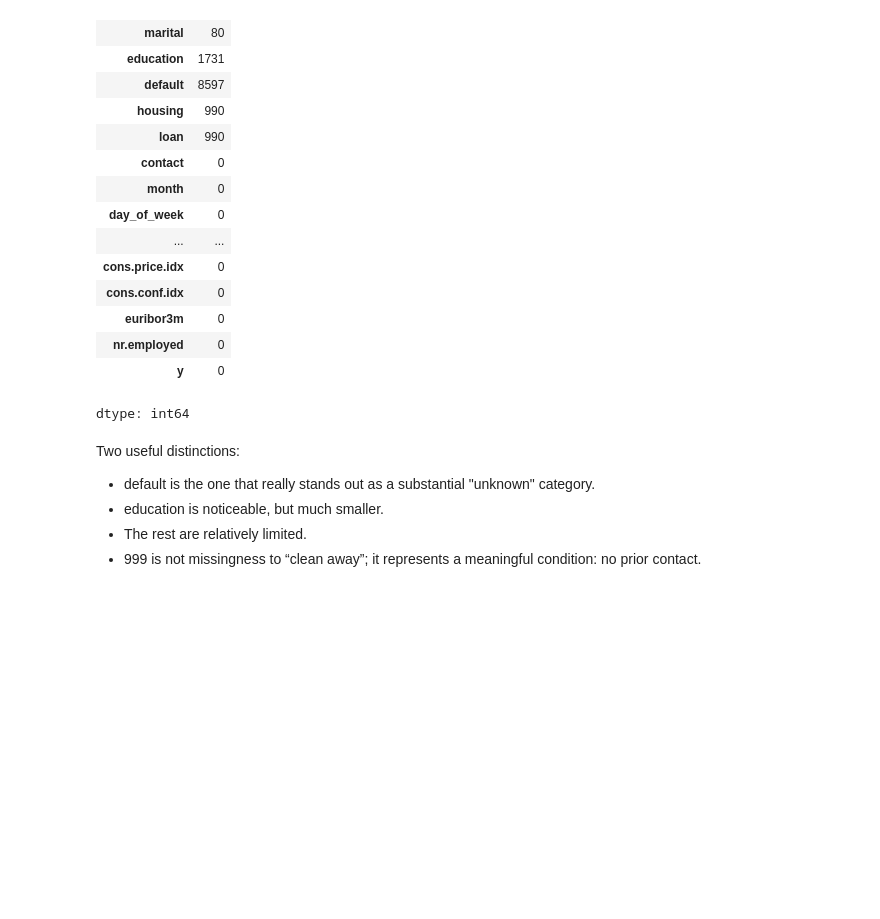
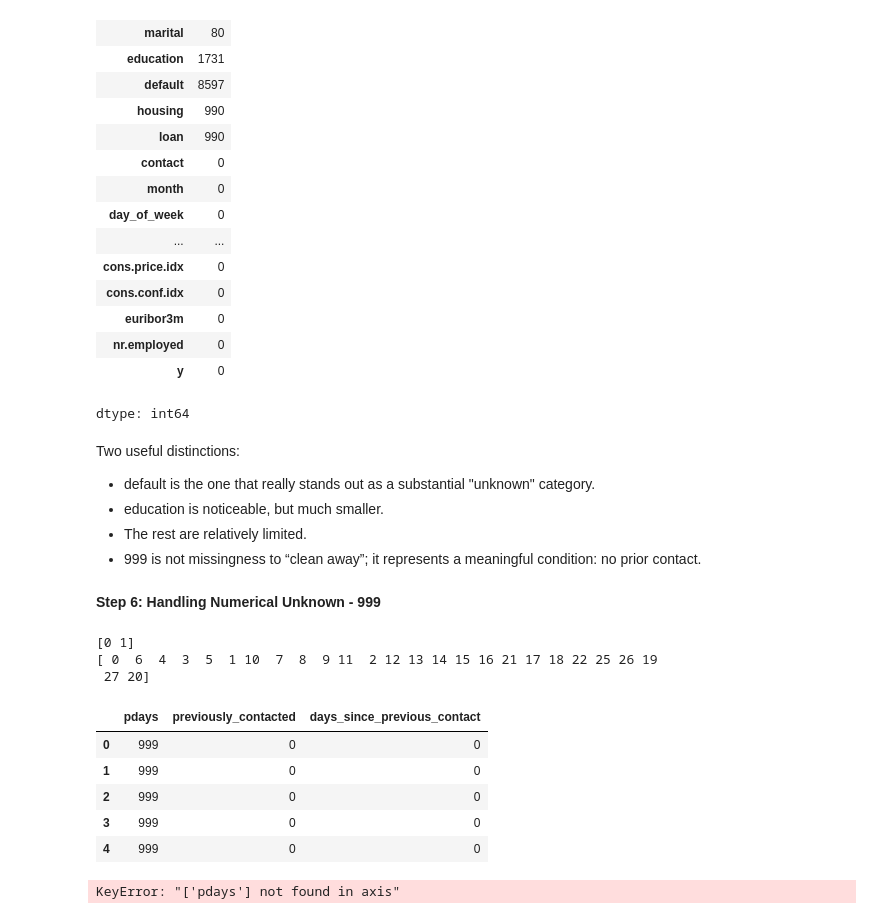
Before and after one commit to nikitask14/uci-bank-marketing-study, a Jupyter notebook: NN_Project2.ipynb, the cells around one changed output. Saved outputs shown, nothing was run; the diff lists cells and outputs as text; code cells hidden in the pictures; blank space fills up the shorter version.

Commit message:
Handle Numerical Unknowns in the Dataset

```diff
--- a/NN_Project2.ipynb
+++ b/NN_Project2.ipynb
@@ -306,3 +306,33 @@ Two useful distinctions:
 - education is noticeable, but much smaller.
 - The rest are relatively limited.
 - 999 is not missingness to “clean away”; it represents a meaningful condition: no prior contact.
+# %% [markdown]
+**Step 6: Handling Numerical Unknown - 999**
+# %%
+#0 when pdays is 999, otherwise 1
+df["previously_contacted"] = np.where(df["pdays"] == 999, 0, 1)
+# %%
+# 0 when 999, else retain the original column value
+df["days_since_previous_contact"] = np.where(df["pdays"] == 999, 0, df["pdays"])
+# %%
+print(df["previously_contacted"].unique())
+print(df["days_since_previous_contact"].unique())
+# %% [output]
+[0 1]
+[ 0  6  4  3  5  1 10  7  8  9 11  2 12 13 14 15 16 21 17 18 22 25 26 19
+ 27 20]
+# %%
+df.loc[df["pdays"] == 999,
+       ["pdays", "previously_contacted",
+        "days_since_previous_contact"]].head()
+# %% [output]
+|  | pdays | previously_contacted | days_since_previous_contact |
+| 0 | 999 | 0 | 0 |
+| 1 | 999 | 0 | 0 |
+| 2 | 999 | 0 | 0 |
+| 3 | 999 | 0 | 0 |
+| 4 | 999 | 0 | 0 |
+# %%
+df = df.drop(columns = ["pdays"])
+# %% [output]
+KeyError: "['pdays'] not found in axis"
```
Also changed, not shown: parts of 2 cells of this notebook.
